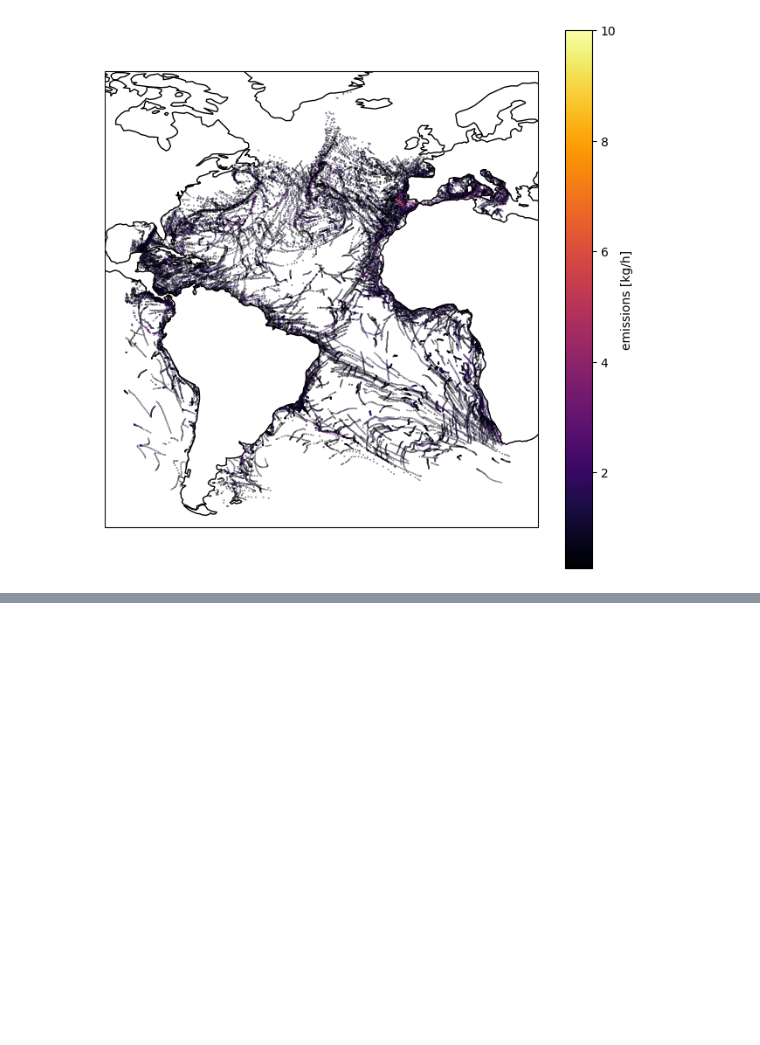
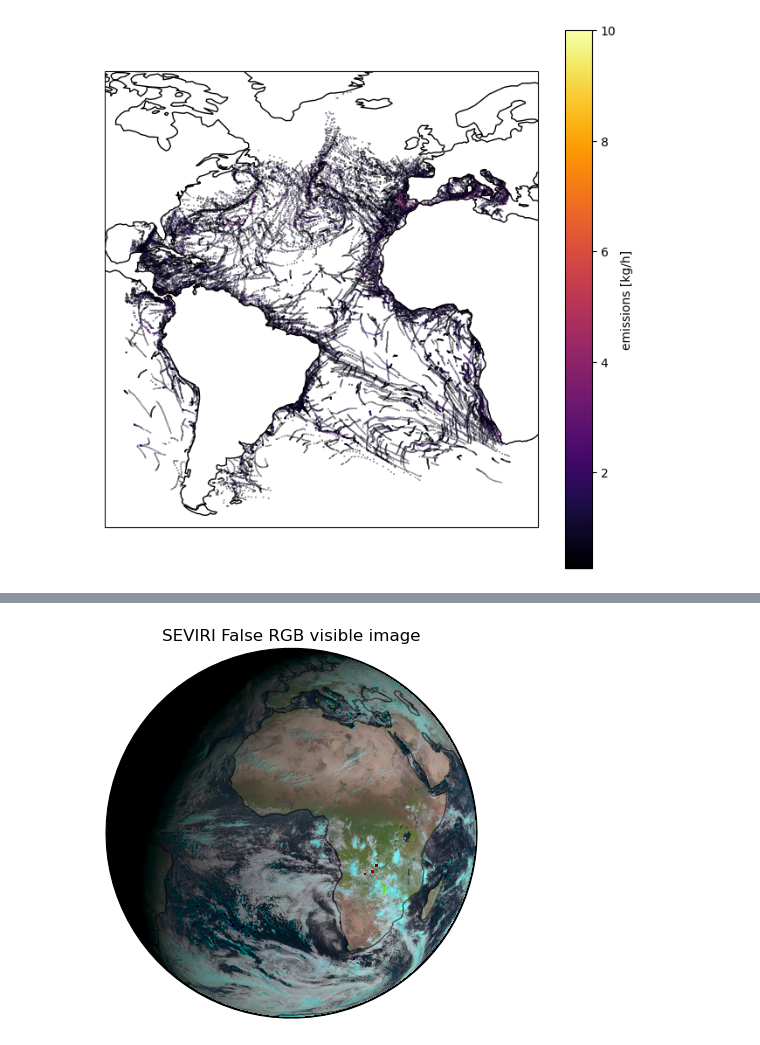
Before and after one commit to ManshaP/examp_nb_shiptracks, a Jupyter notebook: Ship_emissions.ipynb, the cells around one changed output, grey strips where cells are left out. Drawn from its saved outputs; the diff is of its cells as text; code cells hidden in the pictures; blank space fills up the shorter version.

Commit message:
Add SEVIRI examples

```diff
--- a/Ship_emissions.ipynb
+++ b/Ship_emissions.ipynb
@@ -362,0 +393,3 @@ ax.add_feature(cfeature.NaturalEarthFeature('physical', 'land', '110m', edgecolo
+# %%
+secondary_ds = xr.open_dataset('/gws/nopw/j04/eo_shared_data_vol1/satellite/seviri-orac/Data/2019/01/03/08/SECONDARY-20190103083000-ESACCI-L2_CLOUD-CLD_PRODUCTS-SEVIRI-MSG4-fv3.0.nc')
+secondary_ds
@@ -362,0 +418,22 @@ ax.add_feature(cfeature.NaturalEarthFeature('physical', 'land', '110m', edgecolo
+# %%
+gamma = 0.5
+RGB = np.maximum(np.minimum(np.stack(
+    [
+        secondary_ds.reflectance_in_channel_no_3,
+        secondary_ds.reflectance_in_channel_no_2,
+        secondary_ds.reflectance_in_channel_no_1,
+    ],
+    -1
+), 1), 0)**gamma
+
+geo_p = ccrs.Geostationary(central_longitude=0.0, satellite_height=35785831, false_easting=0, false_northing=0, globe=None)
+geo_extent = ( geo_p.x_limits[0], geo_p.x_limits[1], geo_p.y_limits[0], geo_p.y_limits[1] )
+
+fig = plt.figure()
+ax = plt.axes(projection=geo_p)
+
+ax.imshow(RGB[::-1,::-1][51:3660, 51:3667], extent=geo_extent)
+ax.coastlines(alpha=0.5)
+title = plt.title("SEVIRI False RGB visible image")
+# %% [output]
+[figure, added]
```
Also changed, not shown: parts of 29 cells of this notebook.
